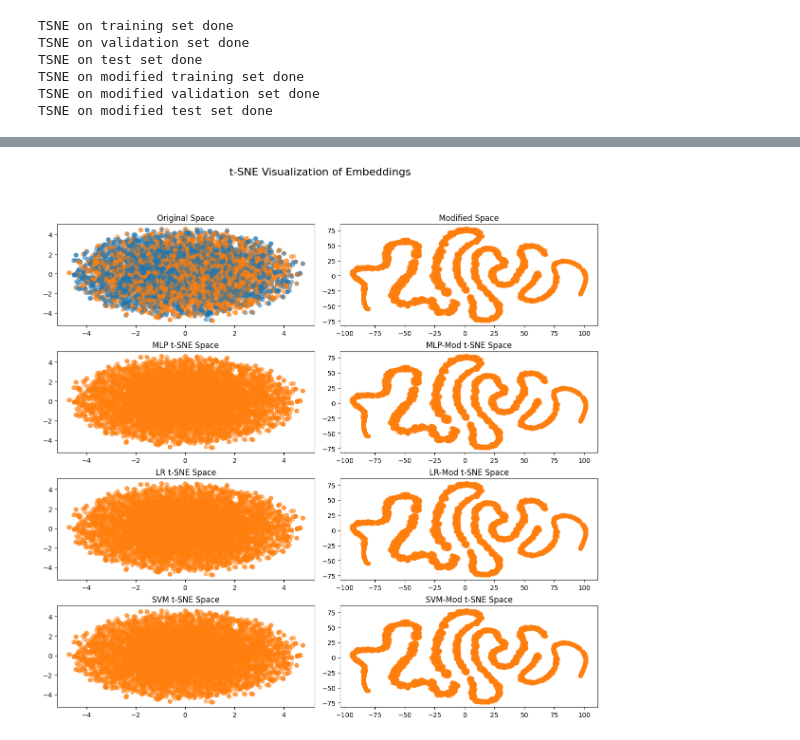
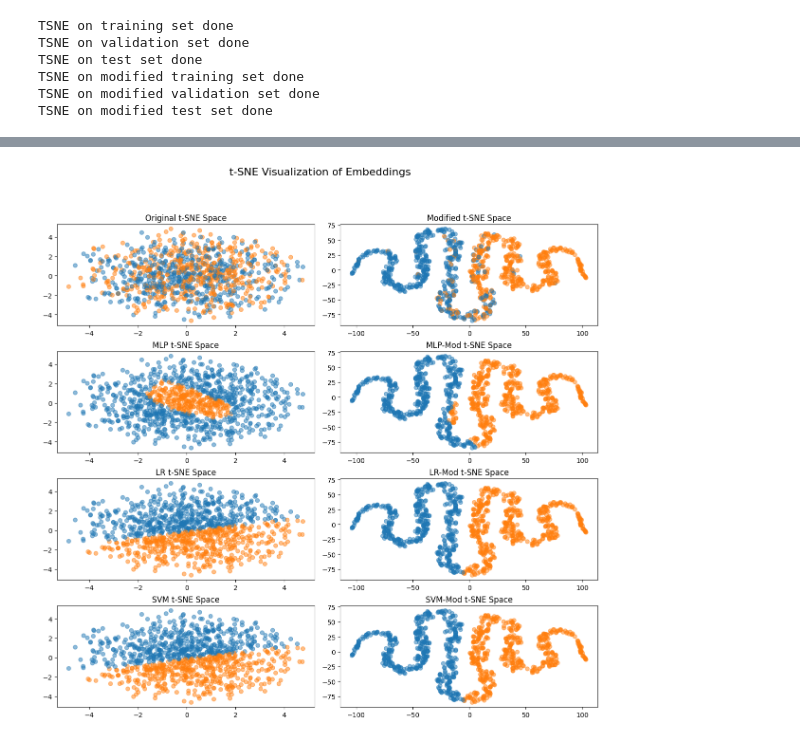
Before and after one commit to Berack96/upo-AIContrastive, a Jupyter notebook: src/chexnet/training_new_classifier.ipynb, the cells around one changed output, grey strips where cells are left out. Cells and saved outputs as stored; diff of their text form; code cells hidden in the pictures.

```diff
--- a/src/chexnet/training_new_classifier.ipynb
+++ b/src/chexnet/training_new_classifier.ipynb
@@ -163,14 +162,12 @@ class ModelToEvaluate:
 # %%
 classifier_mlp = keras.models.Sequential()
 classifier_mlp.add(keras.layers.InputLayer(shape=(x_train_modified_tsne.shape[1],)))
-classifier_mlp.add(keras.layers.BatchNormalization())
-classifier_mlp.add(keras.layers.Dense(32, activation='relu'))
-classifier_mlp.add(keras.layers.Dense(32, activation='relu'))
+classifier_mlp.add(keras.layers.Dense(8))
+classifier_mlp.add(keras.layers.LeakyReLU())
 classifier_mlp.add(keras.layers.Dense(total_classes, activation='softmax'))
 classifier_mlp.compile(optimizer='adam', loss='sparse_categorical_crossentropy', metrics=['accuracy'])
 
-models_to_evaluate = [
-    ModelToEvaluate("Cls", all_datasets['original'], keras.models.clone_model(classifier), lambda preds: ops.argmax(preds, axis=1)),
+models = [
     ModelToEvaluate("Cls-Mod", all_datasets['modified'], keras.models.clone_model(classifier), lambda preds: ops.argmax(preds, axis=1)),
     ModelToEvaluate("MLP t-SNE", all_datasets['tsne_original'], keras.models.clone_model(classifier_mlp), lambda preds: ops.argmax(preds, axis=1)),
     ModelToEvaluate("MLP-Mod t-SNE", all_datasets['tsne_modified'], keras.models.clone_model(classifier_mlp), lambda preds: ops.argmax(preds, axis=1)),
@@ -180,7 +177,14 @@ models_to_evaluate = [
     ModelToEvaluate("SVM-Mod t-SNE", all_datasets['tsne_modified'], svm.LinearSVC(), lambda preds: preds)
 ]
 
-for m in models_to_evaluate:
+for m in models:
     m.fit()
     m.evaluate()
+
+original = ModelToEvaluate("Cls", all_datasets['original'], keras.models.clone_model(classifier), lambda preds: ops.argmax(preds, axis=1))
+original.y_train_pred = y_train_pred.argmax(axis=1)
+original.y_val_pred = y_val_pred.argmax(axis=1)
+original.y_test_pred = y_test_pred.argmax(axis=1)
+
+models = [original, *models]
 # %% [output]
@@ -193,6 +196,6 @@ Training LR-Mod t-SNE model...
 Training SVM t-SNE model...
 Training SVM-Mod t-SNE model...
 # %%
-for m in models_to_evaluate:
+for m in models:
     m.print_results()
 # %% [output]
@@ -207,41 +210,31 @@ for m in models_to_evaluate:
 # %%
 # Plot the t-SNE embeddings
 sample_size = 1000
-# choose random indices to plot with balanced classes
-class_counts = np.bincount(y_test)
-min_class = class_counts[class_counts > 0].min()
-indices = []
-for i in range(len(class_counts)):
-    if class_counts[i] > 0:
-        class_indices = np.where(y_test == i)[0]
-        selected_indices = np.random.choice(class_indices, size=min_class, replace=False)
-        indices.extend(selected_indices)
-indices = np.array(indices)
+indices = np.random.choice(len(y_test), size=min(sample_size, len(y_test)), replace=False)
+colors = list(plt.cm.tab10.colors[:total_classes])
 
-c = list(plt.cm.tab10.colors[:total_classes])
-
-m_orig = ModelToEvaluate("Original", all_datasets['tsne_original'], None, None)
+m_orig = ModelToEvaluate("Original t-SNE", all_datasets['tsne_original'], None, None)
 m_orig.y_test_pred = y_test
-m_mod = ModelToEvaluate("Modified", all_datasets['tsne_modified'], None, None)
+m_mod = ModelToEvaluate("Modified t-SNE", all_datasets['tsne_modified'], None, None)
 m_mod.y_test_pred = y_test
 
-models_to_print = [m_orig, m_mod, *[m for m in models_to_evaluate if m.x_train.shape[1] == 2]]
+models_to_print = [m_orig, m_mod, *[m for m in models if m.x_train.shape[1] == 2]]
 subplots = len(models_to_print)
 
 plt.figure(figsize=(12, 3*(subplots // 2)))
 
 for i, model in enumerate(models_to_print):
-    h = model.x_test
-    c = [c[i] for i in model.y_test_pred]
+    h = model.x_test[indices]
+    c = [colors[i] for i in model.y_test_pred[indices]]
     title = f"{model.name} Space"
 
     plt.subplot(subplots // 2, 2, i + 1)
     plt.scatter(h[:,0], h[:,1], alpha=0.5, c=c)
     plt.title(title)
 
 plt.tight_layout()
 plt.suptitle('t-SNE Visualization of Embeddings', fontsize=16)
 plt.subplots_adjust(top=0.88)  # Adjust the top to make room for the title
 plt.show()
 # %% [output]
-[figure, old version]
+[figure, new version]
```
Also changed, not shown: parts of 3 cells of this notebook, 1 other file.
